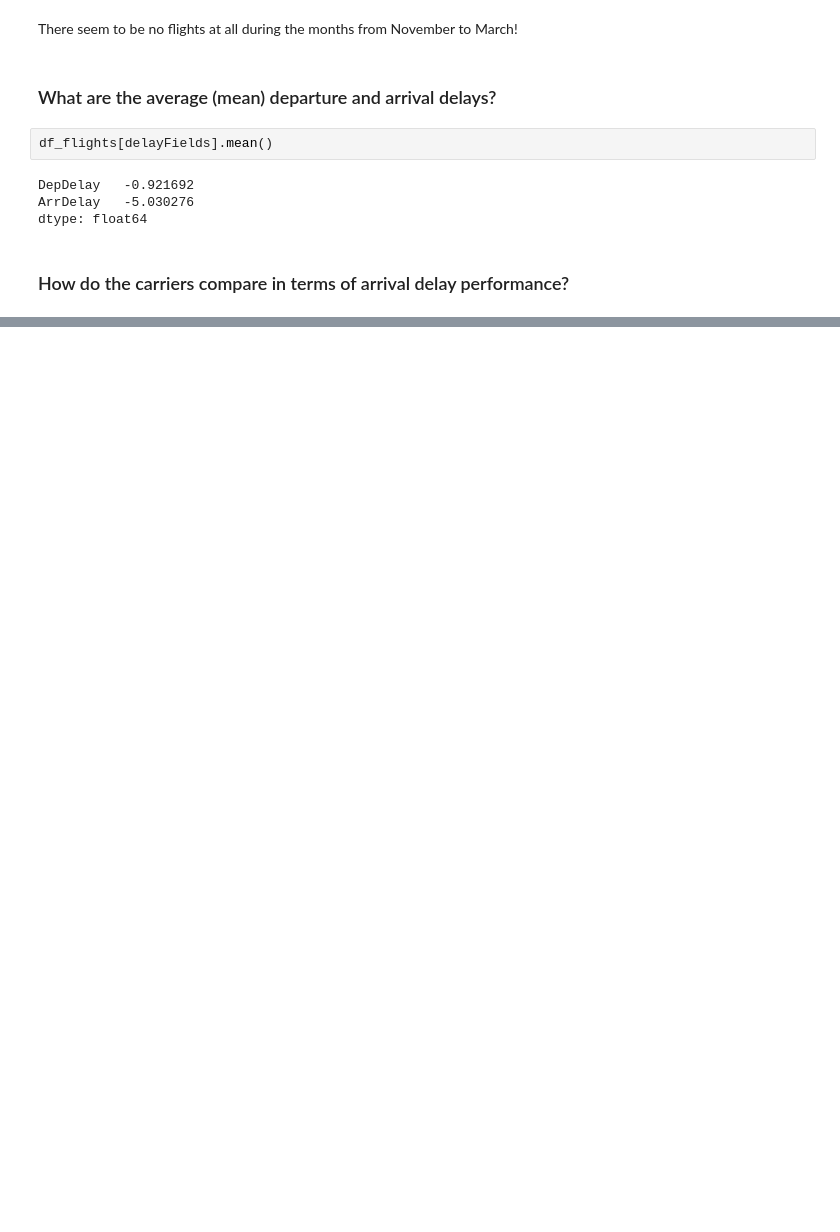
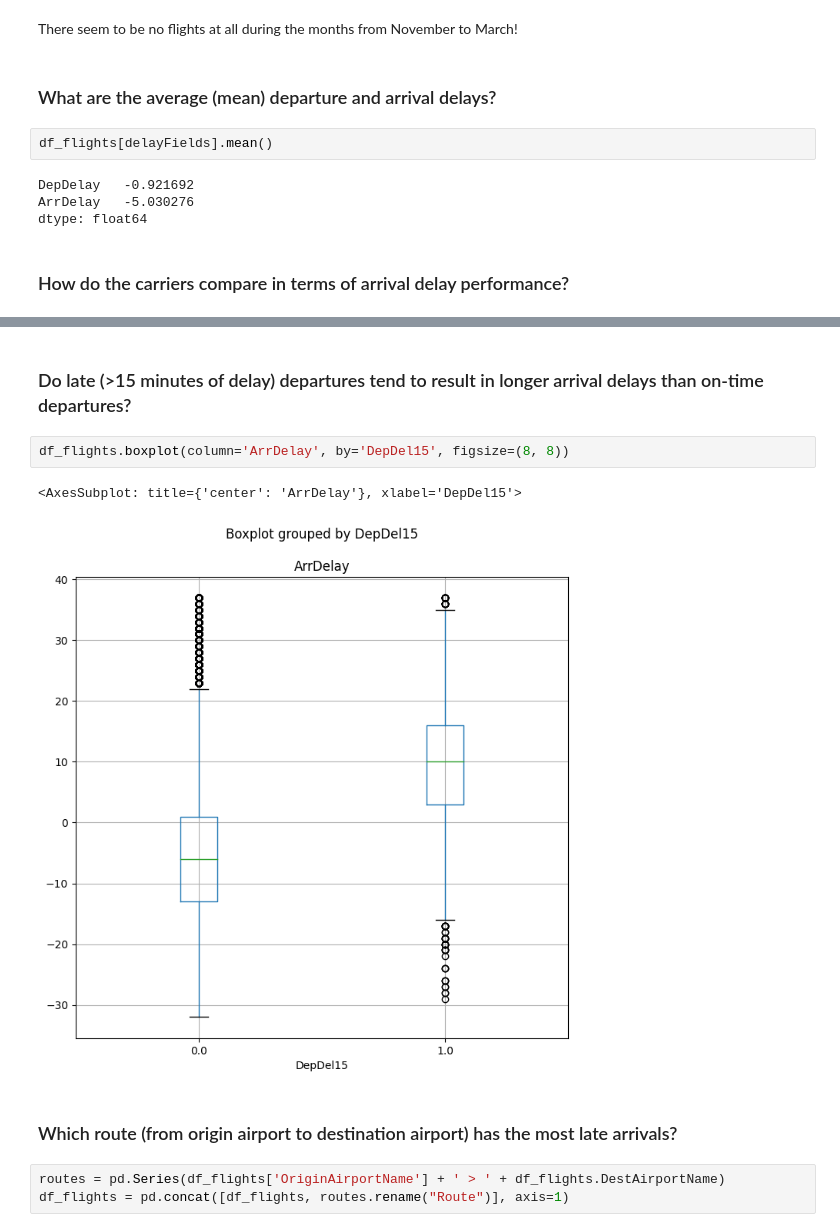
Before and after one commit to TimTen10/training_examples, a Jupyter notebook: flights.ipynb, the cells around one changed output, grey strips where cells are left out. Cells and saved outputs as stored; diff of their text form; blank space fills up the shorter version.

```diff
--- a/flights.ipynb
+++ b/flights.ipynb
@@ -238,0 +315,12 @@ dtype: float64
+# %% [markdown]
+### Do late (>15 minutes of delay) departures tend to result in longer arrival delays than on-time departures?
+# %%
+df_flights.boxplot(column='ArrDelay', by='DepDel15', figsize=(8, 8))
+# %% [output]
+<AxesSubplot: title={'center': 'ArrDelay'}, xlabel='DepDel15'>
+[figure, added]
+# %% [markdown]
+### Which route (from origin airport to destination airport) has the most late arrivals?
+# %%
+routes = pd.Series(df_flights['OriginAirportName'] + ' > ' + df_flights.DestAirportName)
+df_flights = pd.concat([df_flights, routes.rename("Route")], axis=1)
```
Also changed, not shown: parts of 10 cells of this notebook.
